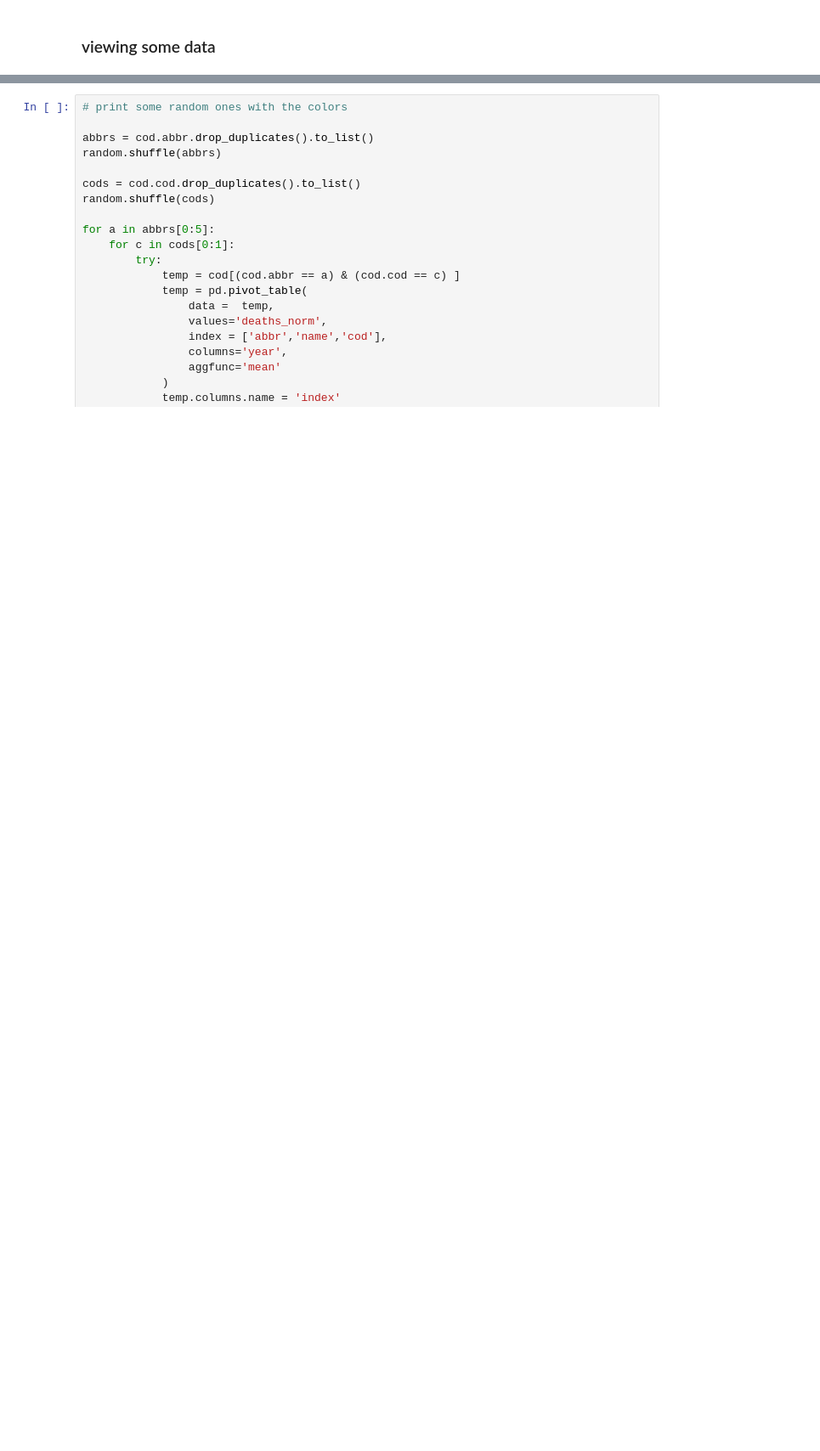
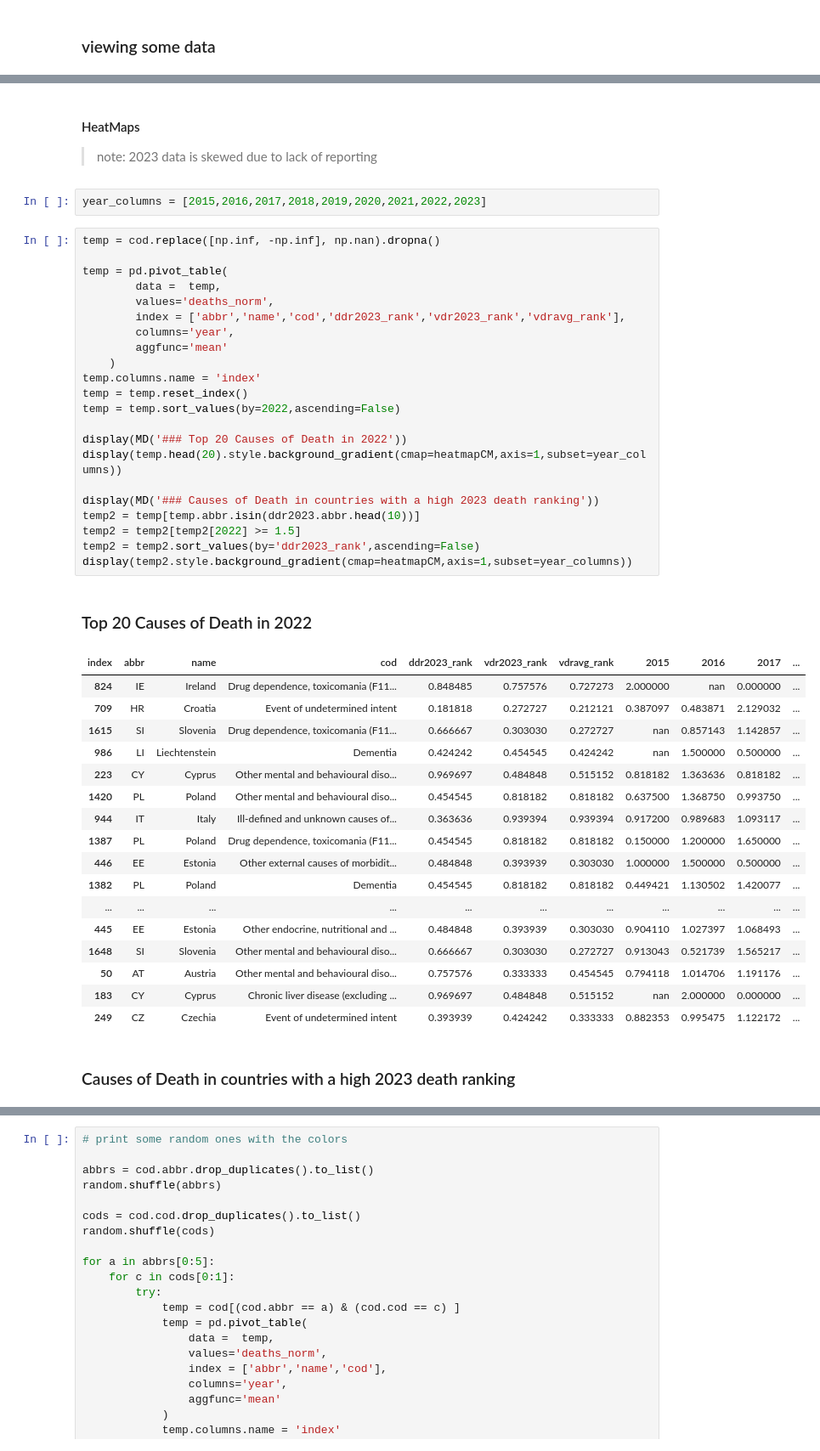
Before and after one commit to jgarza9788/Excess_Mortality_And_Vaccines_In_Europe, a Jupyter notebook: main_v2.ipynb, the cells around one changed output, grey strips where cells are left out. Shown at 85% size. Drawn from its saved outputs; the diff is of its cells as text; blank space fills up the shorter version.

```diff
--- a/main_v2.ipynb
+++ b/main_v2.ipynb
@@ -376,0 +498,47 @@ display(cod.head(10))
+# %% [markdown]
+#### HeatMaps
+> note: 2023 data is skewed due to lack of reporting
+# %%
+year_columns = [2015,2016,2017,2018,2019,2020,2021,2022,2023]
+# %%
+temp = cod.replace([np.inf, -np.inf], np.nan).dropna()
+
+temp = pd.pivot_table(
+        data =  temp,
+        values='deaths_norm',
+        index = ['abbr','name','cod','ddr2023_rank','vdr2023_rank','vdravg_rank'],
+        columns='year',
+        aggfunc='mean'
+    )
+temp.columns.name = 'index'
+temp = temp.reset_index()
+temp = temp.sort_values(by=2022,ascending=False)
+
+display(MD('### Top 20 Causes of Death in 2022'))
+display(temp.head(20).style.background_gradient(cmap=heatmapCM,axis=1,subset=year_columns))
+
+display(MD('### Causes of Death in countries with a high 2023 death ranking'))
+temp2 = temp[temp.abbr.isin(ddr2023.abbr.head(10))]
+temp2 = temp2[temp2[2022] >= 1.5]
+temp2 = temp2.sort_values(by='ddr2023_rank',ascending=False)
+display(temp2.style.background_gradient(cmap=heatmapCM,axis=1,subset=year_columns))
+# %% [output]
+### Top 20 Causes of Death in 2022
+| index | abbr | name | cod | ddr2023_rank | vdr2023_rank | vdravg_rank | 2015 | 2016 | 2017 | ... |
+| 824 | IE | Ireland | Drug dependence, toxicomania (F11... | 0.848485 | 0.757576 | 0.727273 | 2.000000 | nan | 0.000000 | ... |
+| 709 | HR | Croatia | Event of undetermined intent | 0.181818 | 0.272727 | 0.212121 | 0.387097 | 0.483871 | 2.129032 | ... |
+| 1615 | SI | Slovenia | Drug dependence, toxicomania (F11... | 0.666667 | 0.303030 | 0.272727 | nan | 0.857143 | 1.142857 | ... |
+| 986 | LI | Liechtenstein | Dementia | 0.424242 | 0.454545 | 0.424242 | nan | 1.500000 | 0.500000 | ... |
+| 223 | CY | Cyprus | Other mental and behavioural diso... | 0.969697 | 0.484848 | 0.515152 | 0.818182 | 1.363636 | 0.818182 | ... |
+| 1420 | PL | Poland | Other mental and behavioural diso... | 0.454545 | 0.818182 | 0.818182 | 0.637500 | 1.368750 | 0.993750 | ... |
+| 944 | IT | Italy | Ill-defined and unknown causes of... | 0.363636 | 0.939394 | 0.939394 | 0.917200 | 0.989683 | 1.093117 | ... |
+| 1387 | PL | Poland | Drug dependence, toxicomania (F11... | 0.454545 | 0.818182 | 0.818182 | 0.150000 | 1.200000 | 1.650000 | ... |
+| 446 | EE | Estonia | Other external causes of morbidit... | 0.484848 | 0.393939 | 0.303030 | 1.000000 | 1.500000 | 0.500000 | ... |
+| 1382 | PL | Poland | Dementia | 0.454545 | 0.818182 | 0.818182 | 0.449421 | 1.130502 | 1.420077 | ... |
+| ... | ... | ... | ... | ... | ... | ... | ... | ... | ... | ... |
+| 445 | EE | Estonia | Other endocrine, nutritional and ... | 0.484848 | 0.393939 | 0.303030 | 0.904110 | 1.027397 | 1.068493 | ... |
+| 1648 | SI | Slovenia | Other mental and behavioural diso... | 0.666667 | 0.303030 | 0.272727 | 0.913043 | 0.521739 | 1.565217 | ... |
+| 50 | AT | Austria | Other mental and behavioural diso... | 0.757576 | 0.333333 | 0.454545 | 0.794118 | 1.014706 | 1.191176 | ... |
+| 183 | CY | Cyprus | Chronic liver disease (excluding ... | 0.969697 | 0.484848 | 0.515152 | nan | 2.000000 | 0.000000 | ... |
+| 249 | CZ | Czechia | Event of undetermined intent | 0.393939 | 0.424242 | 0.333333 | 0.882353 | 0.995475 | 1.122172 | ... |
+### Causes of Death in countries with a high 2023 death ranking
```
Also changed, not shown: parts of 16 cells of this notebook, 1 other file.
